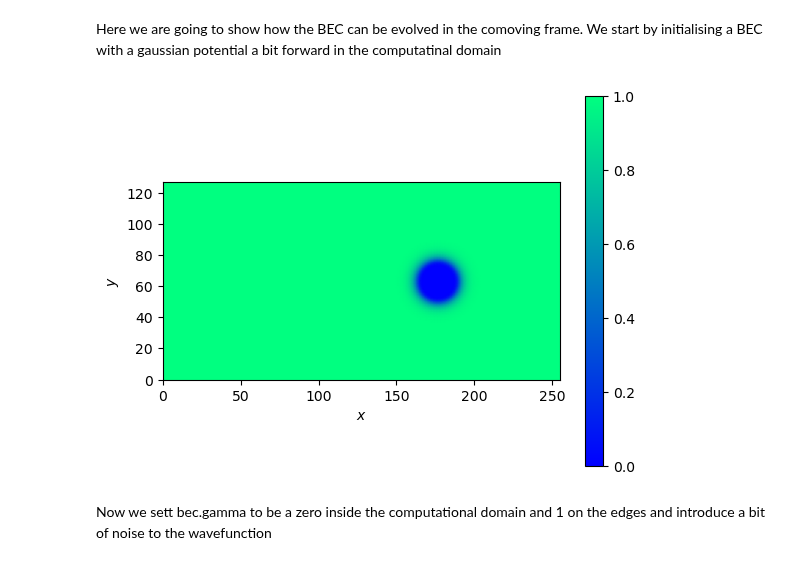
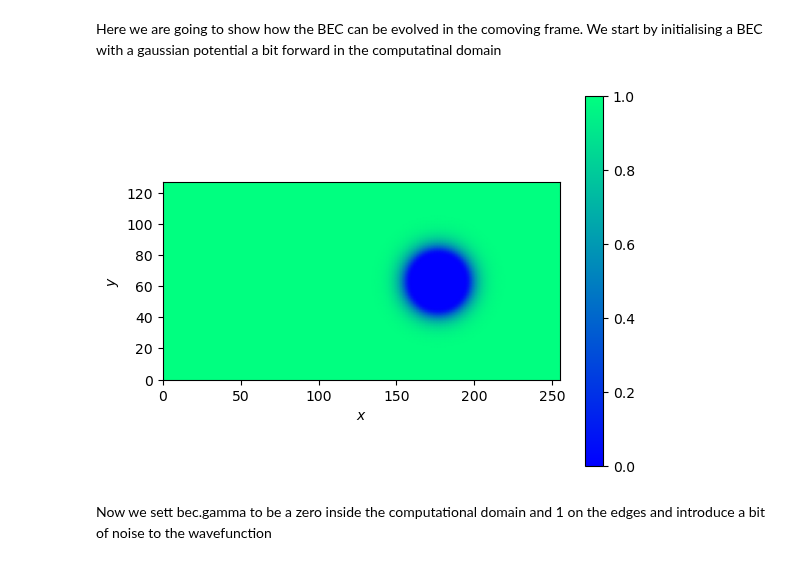
Before and after one commit to vidarsko/ComFiT, a Jupyter notebook: development/231122jr_comoving_frame_bec.ipynb, the cells around one changed output. Saved outputs shown, nothing was run; the diff lists cells and outputs as text; code cells hidden in the pictures.

```diff
--- a/development/231122jr_comoving_frame_bec.ipynb
+++ b/development/231122jr_comoving_frame_bec.ipynb
@@ -3,22 +3,22 @@ Here we are going to show how the BEC can be evolved in the comoving frame. We s
 # %%
 import sys
 sys.path.append('/Users/jonasronning/Documents/Work/Numerics/Old Projects/ComFiT')
 
 import numpy as np
 import matplotlib.pyplot as plt
 import comfit as cf
 
 bec = cf.BEC(2,xRes=256,yRes=128,gamma=0,dt=0.1)
 
-bec.V0 = bec.calc_gaussian_stirring_potential(10,4,[bec.xmid+50,bec.ymid,bec.zmid])
+bec.V0 = bec.calc_gaussian_stirring_potential(16,4,[bec.xmid+50,bec.ymid])
 
 bec.set_initial_condition_Thomas_Fermi()
 bec.evolve_relax_BEC(100)
 
 bec.plot_field(np.abs(bec.psi)**2,cmap_symmetric=False,colormap = 'winter')
 plt.show()
 # %% [output]
-[figure, old version]
+[figure, new version]
 # %% [markdown]
 Now we sett bec.gamma to be a zero inside the computational domain and 1 on the edges and introduce a bit of noise to the wavefunction
 # %%
```
Also changed, not shown: parts of 1 cell of this notebook, 2 other files.
